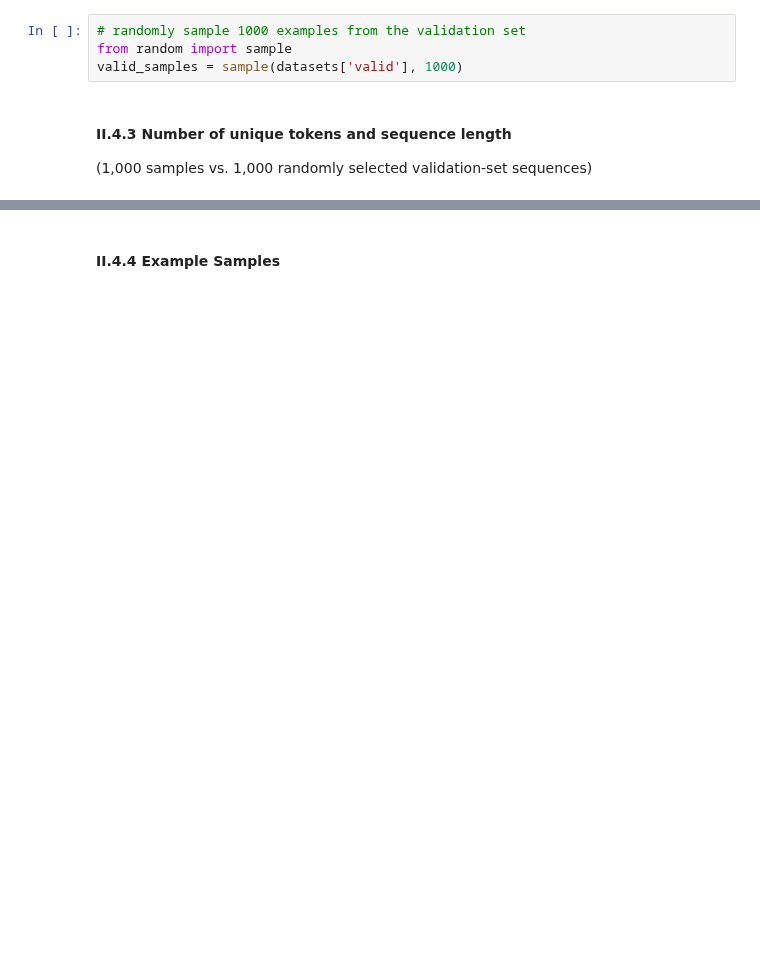
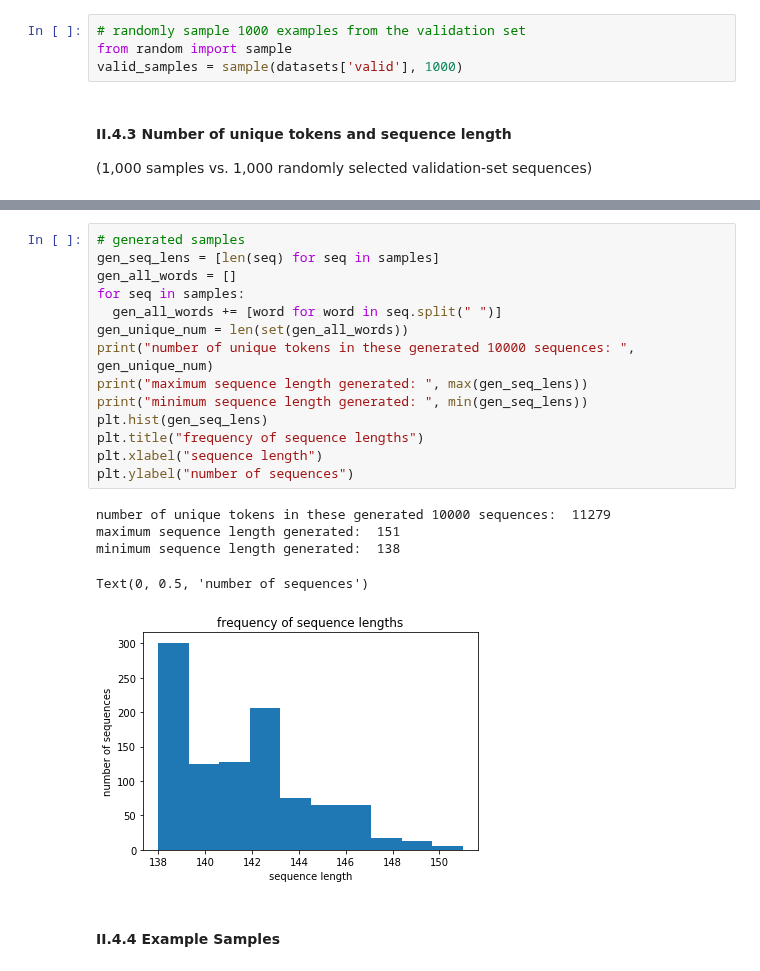
Before and after one commit to nimiw0821/DS-GA_1011_NLP, a Jupyter notebook: HW2/lm_homework.ipynb, the cells around one changed output, grey strips where cells are left out. Cells and saved outputs as stored; diff of their text form; blank space fills up the shorter version.

```diff
--- a/HW2/lm_homework.ipynb
+++ b/HW2/lm_homework.ipynb
@@ -898,2 +1016,22 @@ plt.hist(seq_len_valid)
+# %%
+# generated samples
+gen_seq_lens = [len(seq) for seq in samples]
+gen_all_words = []
+for seq in samples:
+  gen_all_words += [word for word in seq.split(" ")]
+gen_unique_num = len(set(gen_all_words))
+print("number of unique tokens in these generated 10000 sequences: ", gen_unique_num)
+print("maximum sequence length generated: ", max(gen_seq_lens))
+print("minimum sequence length generated: ", min(gen_seq_lens))
+plt.hist(gen_seq_lens)
+plt.title("frequency of sequence lengths")
+plt.xlabel("sequence length")
+plt.ylabel("number of sequences")
+# %% [output]
+number of unique tokens in these generated 10000 sequences:  11279
+maximum sequence length generated:  151
+minimum sequence length generated:  138
+Text(0, 0.5, 'number of sequences')
+[figure, added]
 # %% [markdown]
 #### II.4.4 Example Samples
```
Also changed, not shown: parts of 6 cells of this notebook.
